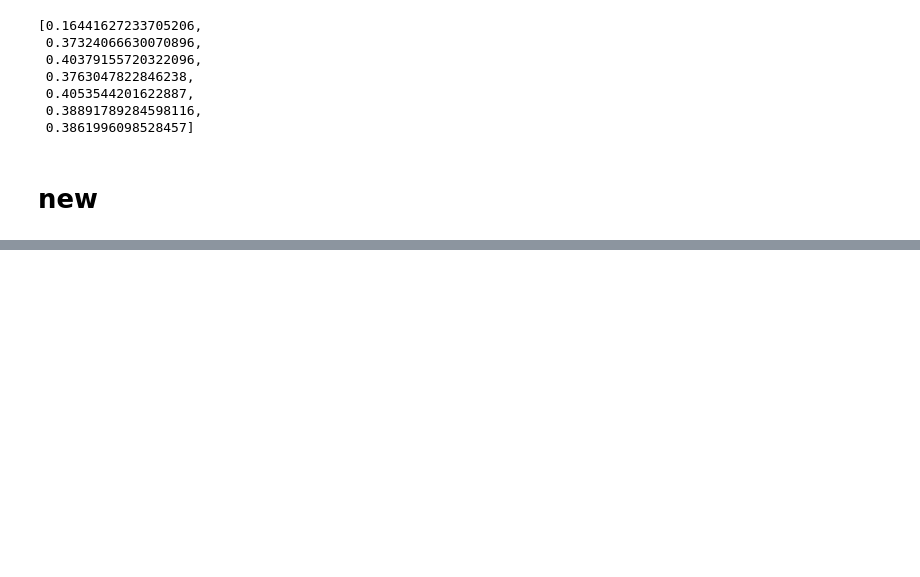
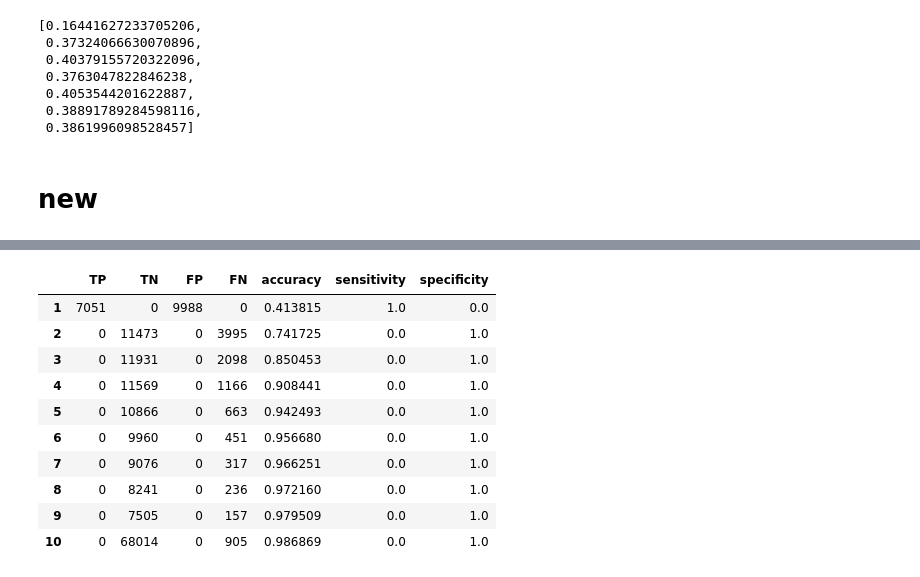
Before and after one commit to onjurgensen/probing_syntax_in_LLMs, a Jupyter notebook: model_comparison.ipynb, the cells around one changed output, grey strips where cells are left out. Cells and saved outputs as stored; diff of their text form; code cells hidden in the pictures; blank space fills up the shorter version.

```diff
--- a/model_comparison.ipynb
+++ b/model_comparison.ipynb
@@ -643,0 +714,14 @@ plt.xticks(rotation=45)
+# %%
+linear_baseline_depth
+# %% [output]
+|  | TP | TN | FP | FN | accuracy | sensitivity | specificity |
+| 1 | 7051 | 0 | 9988 | 0 | 0.413815 | 1.0 | 0.0 |
+| 2 | 0 | 11473 | 0 | 3995 | 0.741725 | 0.0 | 1.0 |
+| 3 | 0 | 11931 | 0 | 2098 | 0.850453 | 0.0 | 1.0 |
+| 4 | 0 | 11569 | 0 | 1166 | 0.908441 | 0.0 | 1.0 |
+| 5 | 0 | 10866 | 0 | 663 | 0.942493 | 0.0 | 1.0 |
+| 6 | 0 | 9960 | 0 | 451 | 0.956680 | 0.0 | 1.0 |
+| 7 | 0 | 9076 | 0 | 317 | 0.966251 | 0.0 | 1.0 |
+| 8 | 0 | 8241 | 0 | 236 | 0.972160 | 0.0 | 1.0 |
+| 9 | 0 | 7505 | 0 | 157 | 0.979509 | 0.0 | 1.0 |
+| 10 | 0 | 68014 | 0 | 905 | 0.986869 | 0.0 | 1.0 |
```
Also changed, not shown: parts of 11 cells of this notebook, 6 other files.
